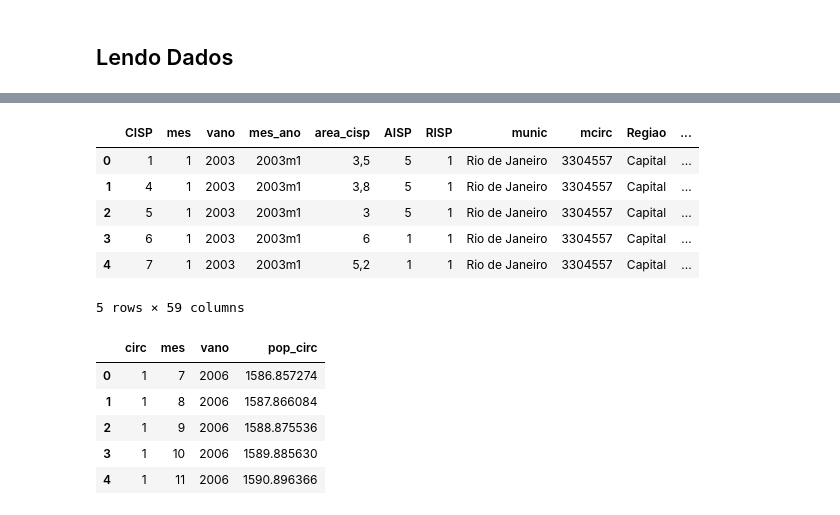
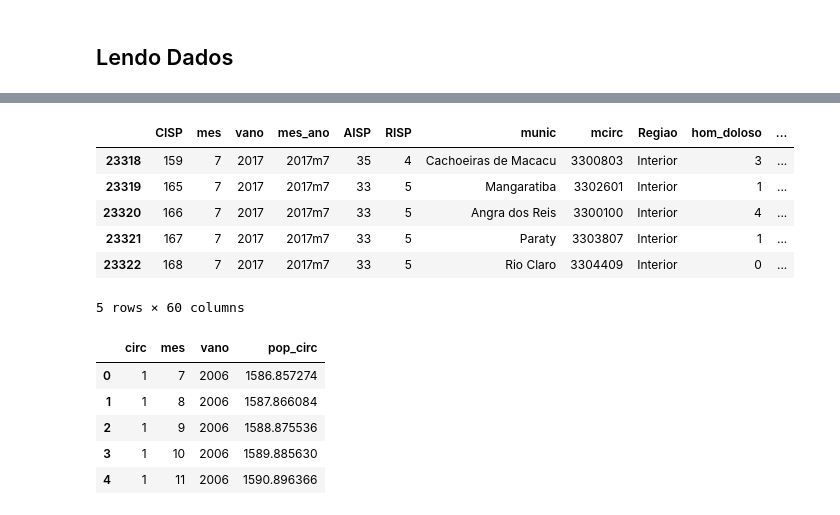
Before and after one commit to danielesteves/rjseg, a Jupyter notebook: RioSeg.ipynb, the cells around one changed output, grey strips where cells are left out. Cells and saved outputs as stored; diff of their text form; code cells hidden in the pictures.

```diff
--- a/RioSeg.ipynb
+++ b/RioSeg.ipynb
@@ -37,13 +43,13 @@ print(data.shape, data_pop.shape,data_delegacias.shape, data_upps.shape)
 # %%
-data.head(5)
+data.tail(5)
 # %% [output]
-|  | CISP | mes | vano | mes_ano | area_cisp | AISP | RISP | munic | mcirc | Regiao | ... |
-| 0 | 1 | 1 | 2003 | 2003m1 | 3,5 | 5 | 1 | Rio de Janeiro | 3304557 | Capital | ... |
-| 1 | 4 | 1 | 2003 | 2003m1 | 3,8 | 5 | 1 | Rio de Janeiro | 3304557 | Capital | ... |
-| 2 | 5 | 1 | 2003 | 2003m1 | 3 | 5 | 1 | Rio de Janeiro | 3304557 | Capital | ... |
-| 3 | 6 | 1 | 2003 | 2003m1 | 6 | 1 | 1 | Rio de Janeiro | 3304557 | Capital | ... |
-| 4 | 7 | 1 | 2003 | 2003m1 | 5,2 | 1 | 1 | Rio de Janeiro | 3304557 | Capital | ... |
+|  | CISP | mes | vano | mes_ano | AISP | RISP | munic | mcirc | Regiao | hom_doloso | ... |
+| 23318 | 159 | 7 | 2017 | 2017m7 | 35 | 4 | Cachoeiras de Macacu | 3300803 | Interior | 3 | ... |
+| 23319 | 165 | 7 | 2017 | 2017m7 | 33 | 5 | Mangaratiba | 3302601 | Interior | 1 | ... |
+| 23320 | 166 | 7 | 2017 | 2017m7 | 33 | 5 | Angra dos Reis | 3300100 | Interior | 4 | ... |
+| 23321 | 167 | 7 | 2017 | 2017m7 | 33 | 5 | Paraty | 3303807 | Interior | 1 | ... |
+| 23322 | 168 | 7 | 2017 | 2017m7 | 33 | 5 | Rio Claro | 3304409 | Interior | 0 | ... |
-5 rows × 59 columns
+5 rows × 60 columns
 # %%
 data_pop.head(5)
 # %% [output]
```
Also changed, not shown: parts of 15 cells of this notebook, 6 other files.
